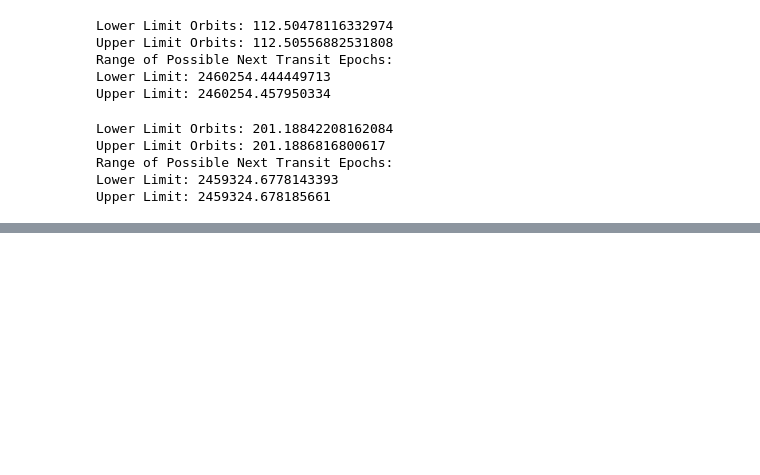
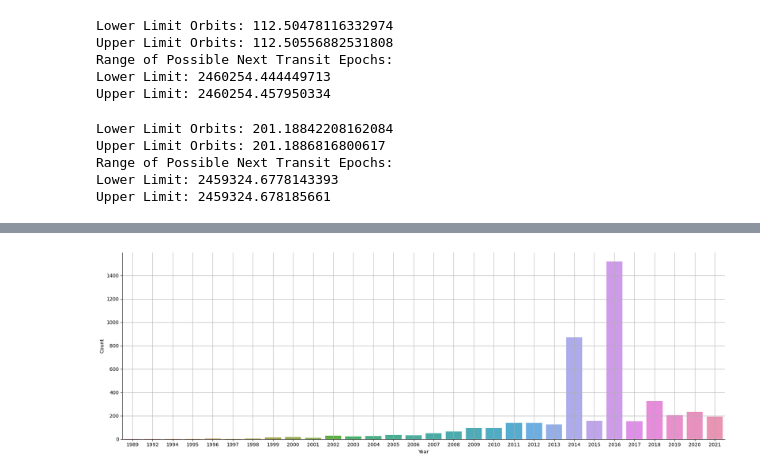
Before and after one commit to rahavi-r31/project-AnalyzingExoplanetsusingTransitFinderData, a Jupyter notebook: TransitAnalysis.ipynb, the cells around one changed output, grey strips where cells are left out. Drawn from its saved outputs; the diff is of its cells as text; code cells hidden in the pictures; blank space fills up the shorter version.

```diff
--- a/TransitAnalysis.ipynb
+++ b/TransitAnalysis.ipynb
@@ -98,0 +212,4 @@ Upper Limit: 2459324.678185661
+# %%
+df1 = new_df["Discovery Year"].value_counts().reset_index()
+df1.columns = ["Year", "Count"]
+df1
@@ -98,0 +234,5 @@ Upper Limit: 2459324.678185661
+# %%
+sns.catplot(y="Count", x="Year", kind="bar", data=df1, height=6, aspect=3)
+plt.grid(True)
+# %% [output]
+[figure, added]
```
Also changed, not shown: parts of 15 cells of this notebook.
